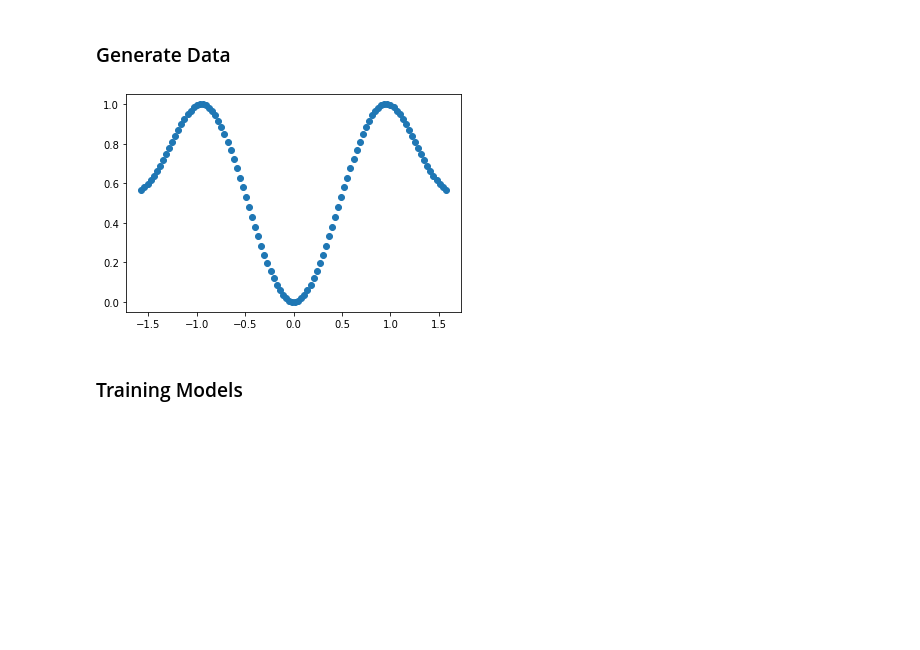
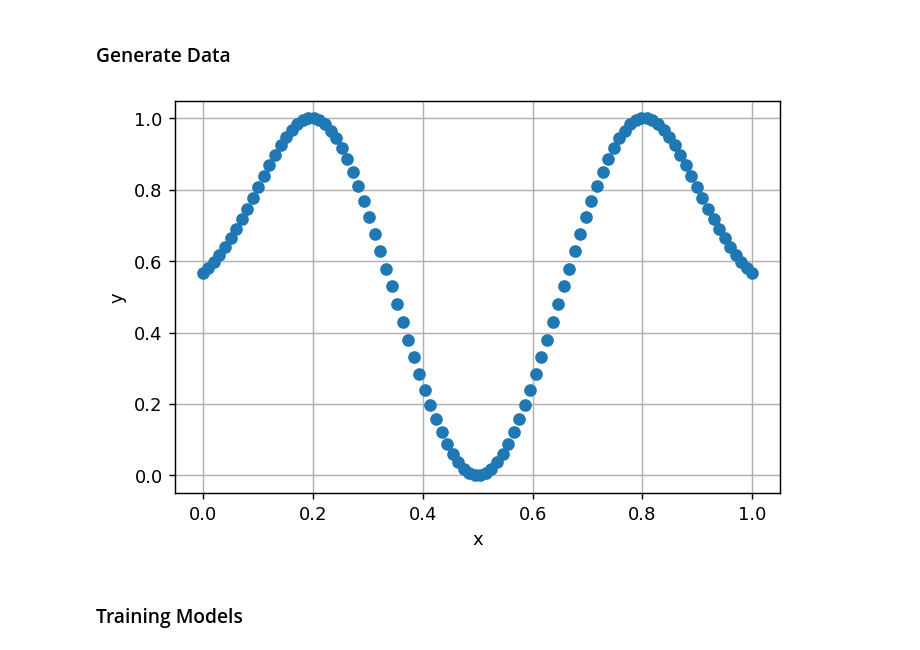
Before and after one commit to KristianWold/Master-Thesis, a Jupyter notebook: notebooks/experiments/Trainability.ipynb, the cells around one changed output. Saved outputs shown, nothing was run; the diff lists cells and outputs as text; code cells hidden in the pictures; blank space fills up the shorter version.

Commit message:
Save plot of gaussian data

```diff
--- a/notebooks/experiments/Trainability.ipynb
+++ b/notebooks/experiments/Trainability.ipynb
@@ -45,13 +48,14 @@ x_dnn = scaler(x, mode="standard")
 y = scaler(y, a=0, b=1)
 # %%
 fig=plt.figure(figsize=(6,4), dpi = 130, facecolor='w', edgecolor='k')
-plt.plot(x_qcn, y, 'o')
-plt.show()
+plt.plot(x, y, 'o')
+plt.xlabel("x")
+plt.ylabel("y")
 plt.grid()
 fig.savefig(image_path("1D_Gaussian.pdf"), bbox_inches='tight')
 plt.show()
 # %% [output]
-[figure, old version]
+[figure, new version]
 # %% [markdown]
 ### Training Models
 # %%
```
Also changed, not shown: parts of 5 cells of this notebook, 4 other files.
